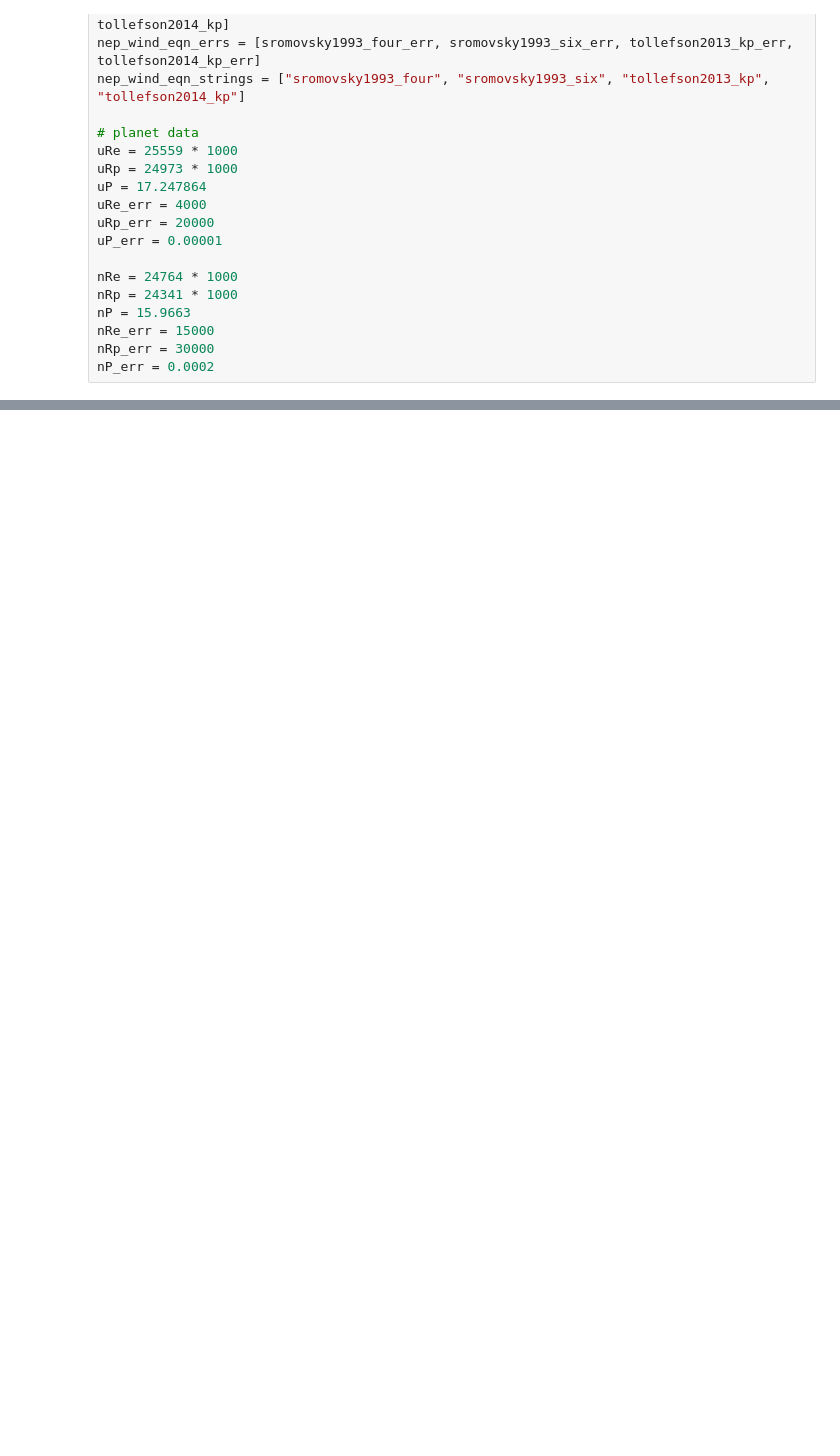
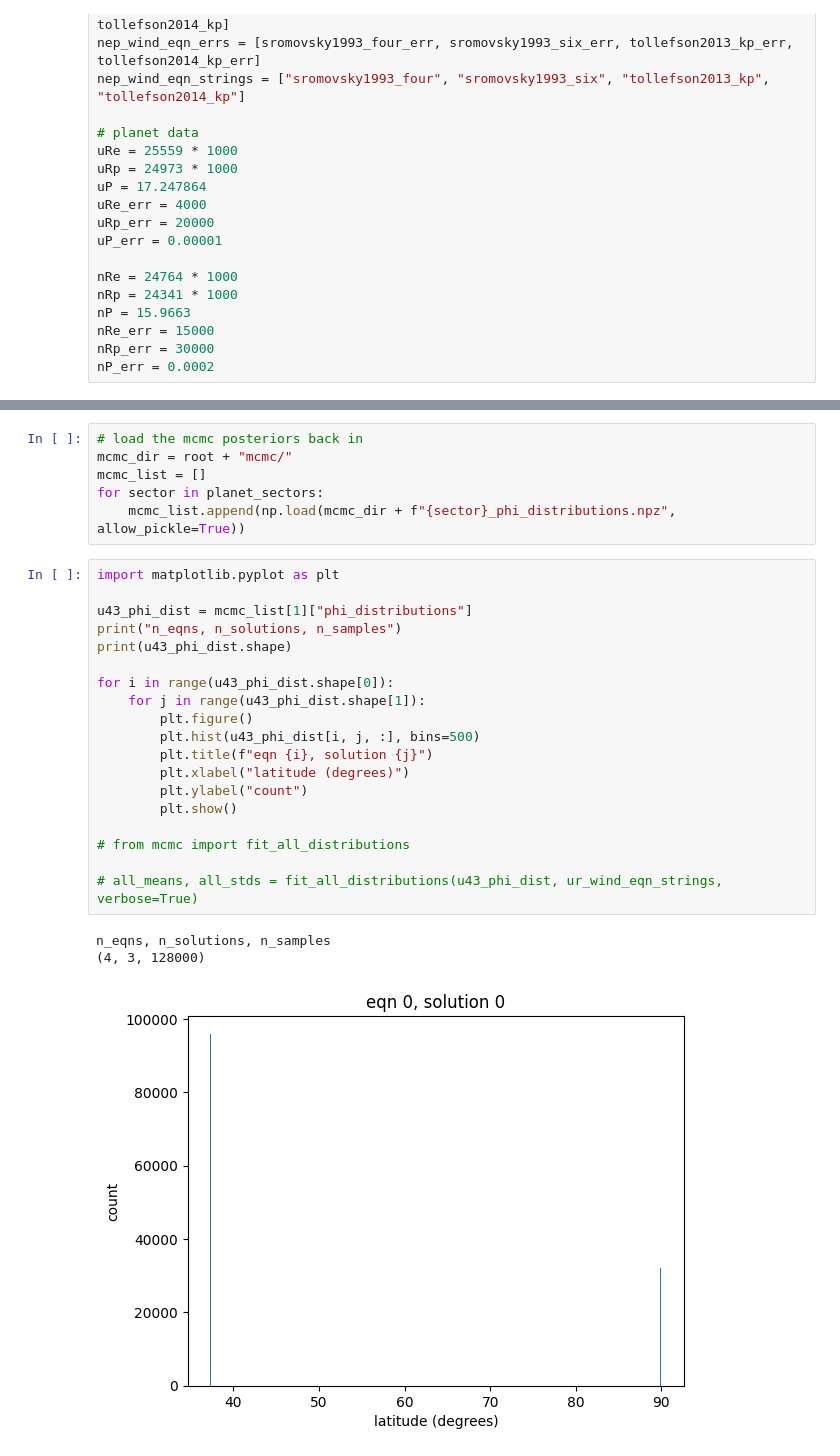
Before and after one commit to kenny-phan/tess-ice-giants, a Jupyter notebook: tess-ice-giants/frequency_analysis/tutorial.ipynb, the cells around one changed output, grey strips where cells are left out. Cells and saved outputs as stored; diff of their text form; blank space fills up the shorter version.

```diff
--- a/tess-ice-giants/frequency_analysis/tutorial.ipynb
+++ b/tess-ice-giants/frequency_analysis/tutorial.ipynb
@@ -234,0 +251,29 @@ Frequency, error: 1.730713416131479 0.005081590164473608
+# %%
+# load the mcmc posteriors back in
+mcmc_dir = root + "mcmc/"
+mcmc_list = []
+for sector in planet_sectors:
+    mcmc_list.append(np.load(mcmc_dir + f"{sector}_phi_distributions.npz", allow_pickle=True))
+# %%
+import matplotlib.pyplot as plt
+
+u43_phi_dist = mcmc_list[1]["phi_distributions"]
+print("n_eqns, n_solutions, n_samples")
+print(u43_phi_dist.shape)
+
+for i in range(u43_phi_dist.shape[0]):
+    for j in range(u43_phi_dist.shape[1]):
+        plt.figure()
+        plt.hist(u43_phi_dist[i, j, :], bins=500)
+        plt.title(f"eqn {i}, solution {j}")
+        plt.xlabel("latitude (degrees)")
+        plt.ylabel("count")
+        plt.show()
+
+# from mcmc import fit_all_distributions
+
+# all_means, all_stds = fit_all_distributions(u43_phi_dist, ur_wind_eqn_strings, verbose=True)
+# %% [output]
+n_eqns, n_solutions, n_samples
+(4, 3, 128000)
+[figure, added]
```
Also changed, not shown: parts of 3 cells of this notebook, 5 other files.
